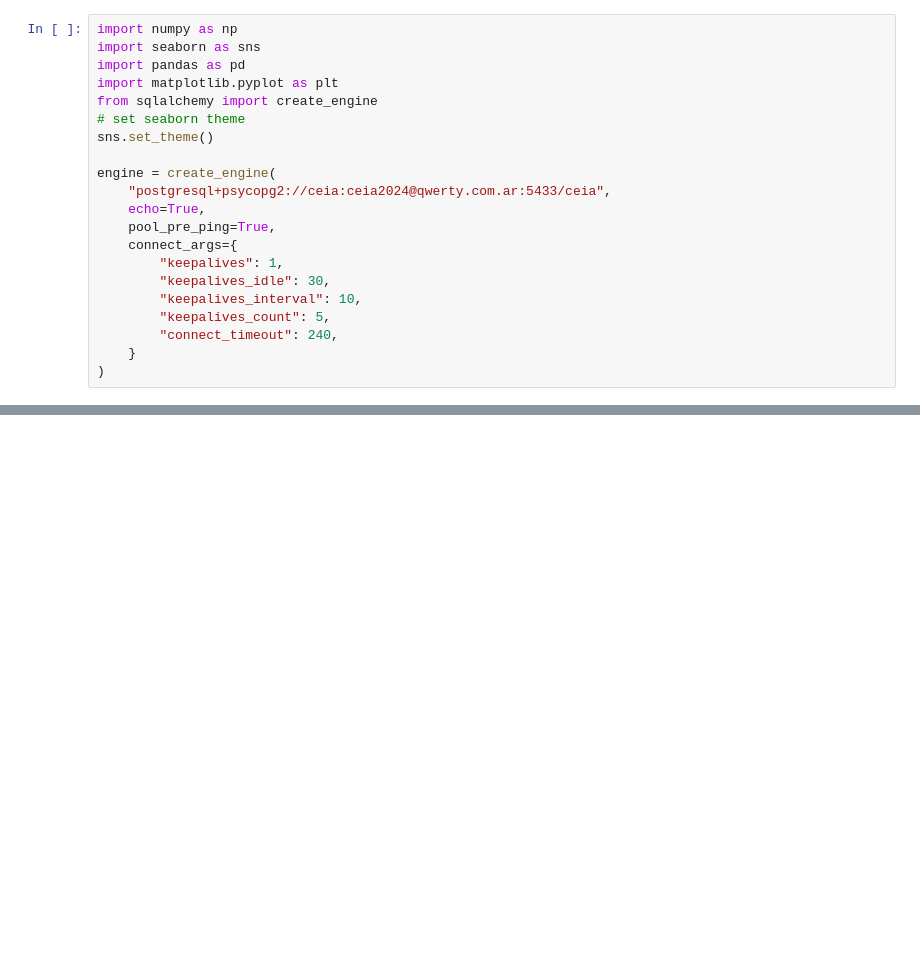
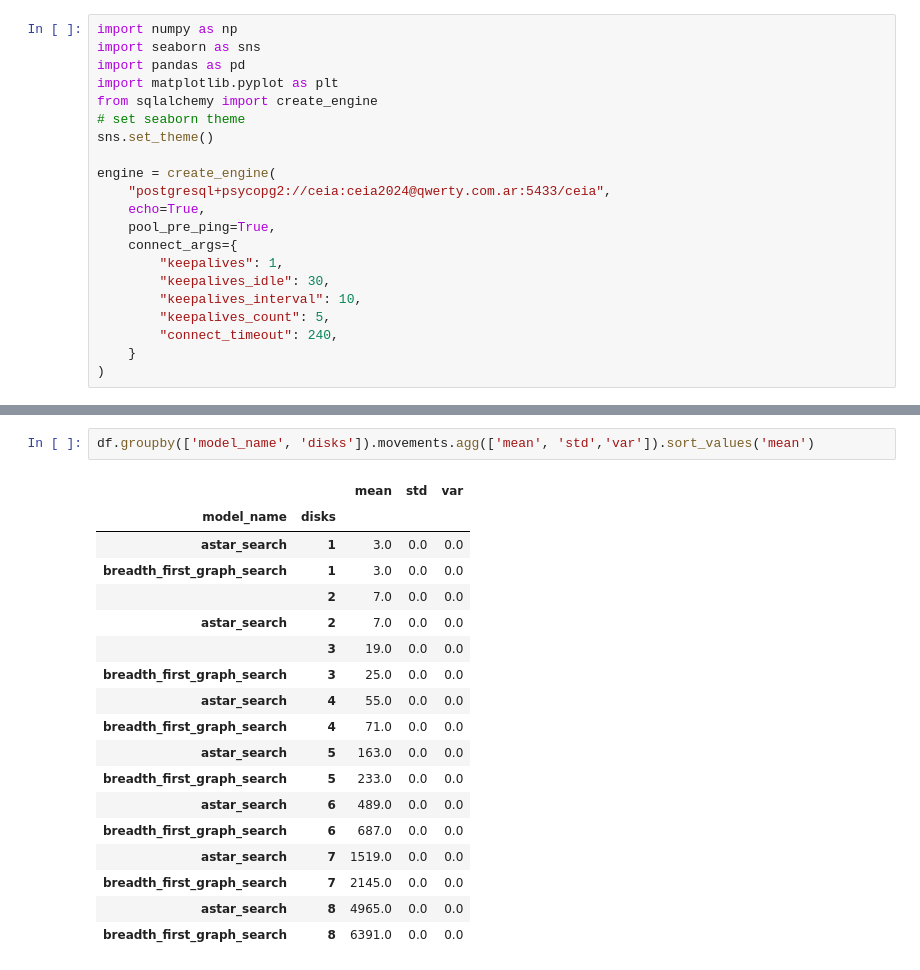
Before and after one commit to FIUBA-CEIA-18Co2024/IIA-TP1, a Jupyter notebook: IIA TP1 - Data Analisis .ipynb, the cells around one changed output, grey strips where cells are left out. Drawn from its saved outputs; the diff is of its cells as text; blank space fills up the shorter version.

```diff
--- a/IIA TP1 - Data Analisis .ipynb
+++ b/IIA TP1 - Data Analisis .ipynb
@@ -98,0 +113,21 @@ df.groupby(['model_name', 'disks']).memory_allocation.agg(['mean', 'std','var'])
+# %%
+df.groupby(['model_name', 'disks']).movements.agg(['mean', 'std','var']).sort_values('mean')
+# %% [output]
+|  |  | mean | std | var |
+| model_name | disks |  |  |  |
+| astar_search | 1 | 3.0 | 0.0 | 0.0 |
+| breadth_first_graph_search | 1 | 3.0 | 0.0 | 0.0 |
+|  | 2 | 7.0 | 0.0 | 0.0 |
+| astar_search | 2 | 7.0 | 0.0 | 0.0 |
+|  | 3 | 19.0 | 0.0 | 0.0 |
+| breadth_first_graph_search | 3 | 25.0 | 0.0 | 0.0 |
+| astar_search | 4 | 55.0 | 0.0 | 0.0 |
+| breadth_first_graph_search | 4 | 71.0 | 0.0 | 0.0 |
+| astar_search | 5 | 163.0 | 0.0 | 0.0 |
+| breadth_first_graph_search | 5 | 233.0 | 0.0 | 0.0 |
+| astar_search | 6 | 489.0 | 0.0 | 0.0 |
+| breadth_first_graph_search | 6 | 687.0 | 0.0 | 0.0 |
+| astar_search | 7 | 1519.0 | 0.0 | 0.0 |
+| breadth_first_graph_search | 7 | 2145.0 | 0.0 | 0.0 |
+| astar_search | 8 | 4965.0 | 0.0 | 0.0 |
+| breadth_first_graph_search | 8 | 6391.0 | 0.0 | 0.0 |
```
Also changed, not shown: parts of 13 cells of this notebook, 7 other files.
